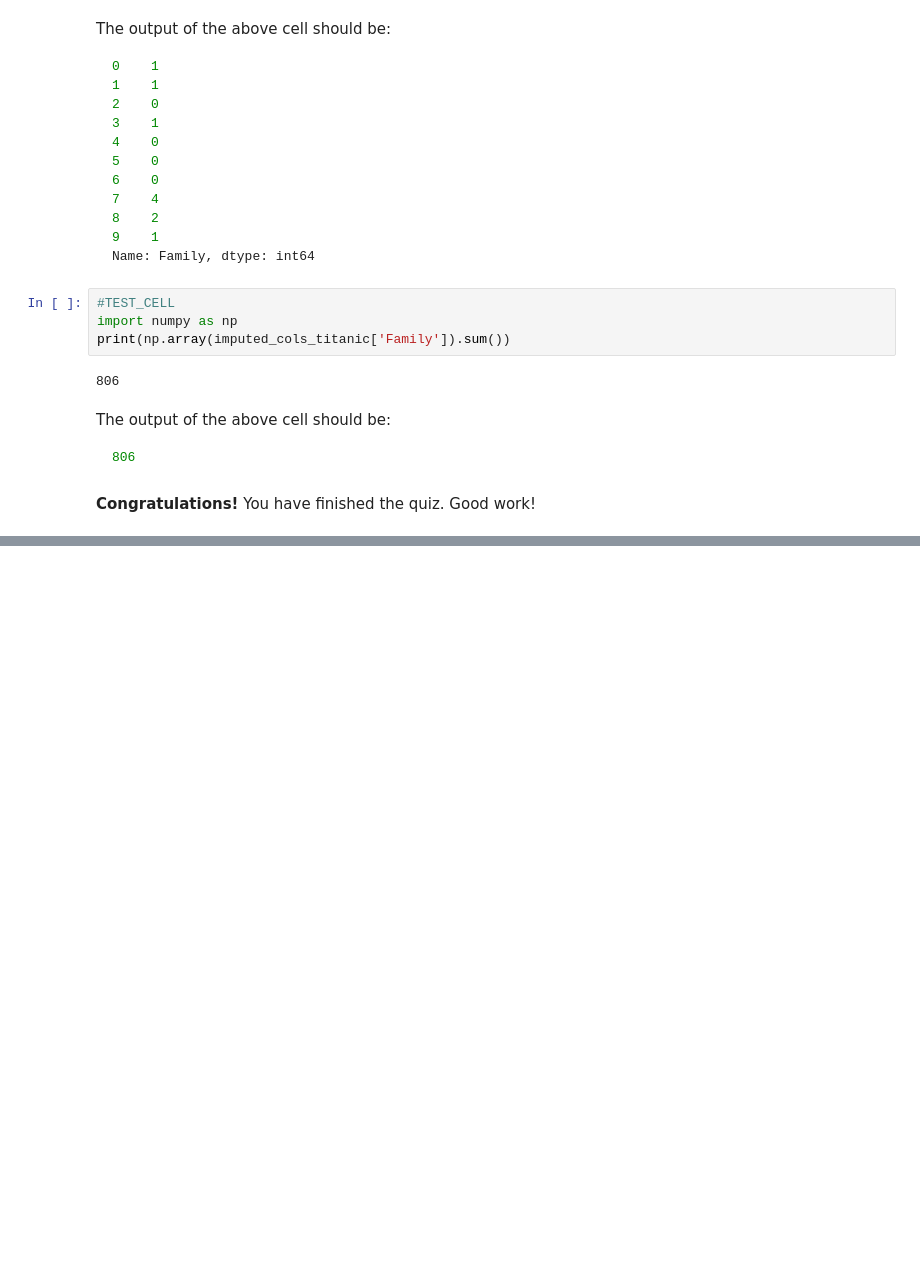
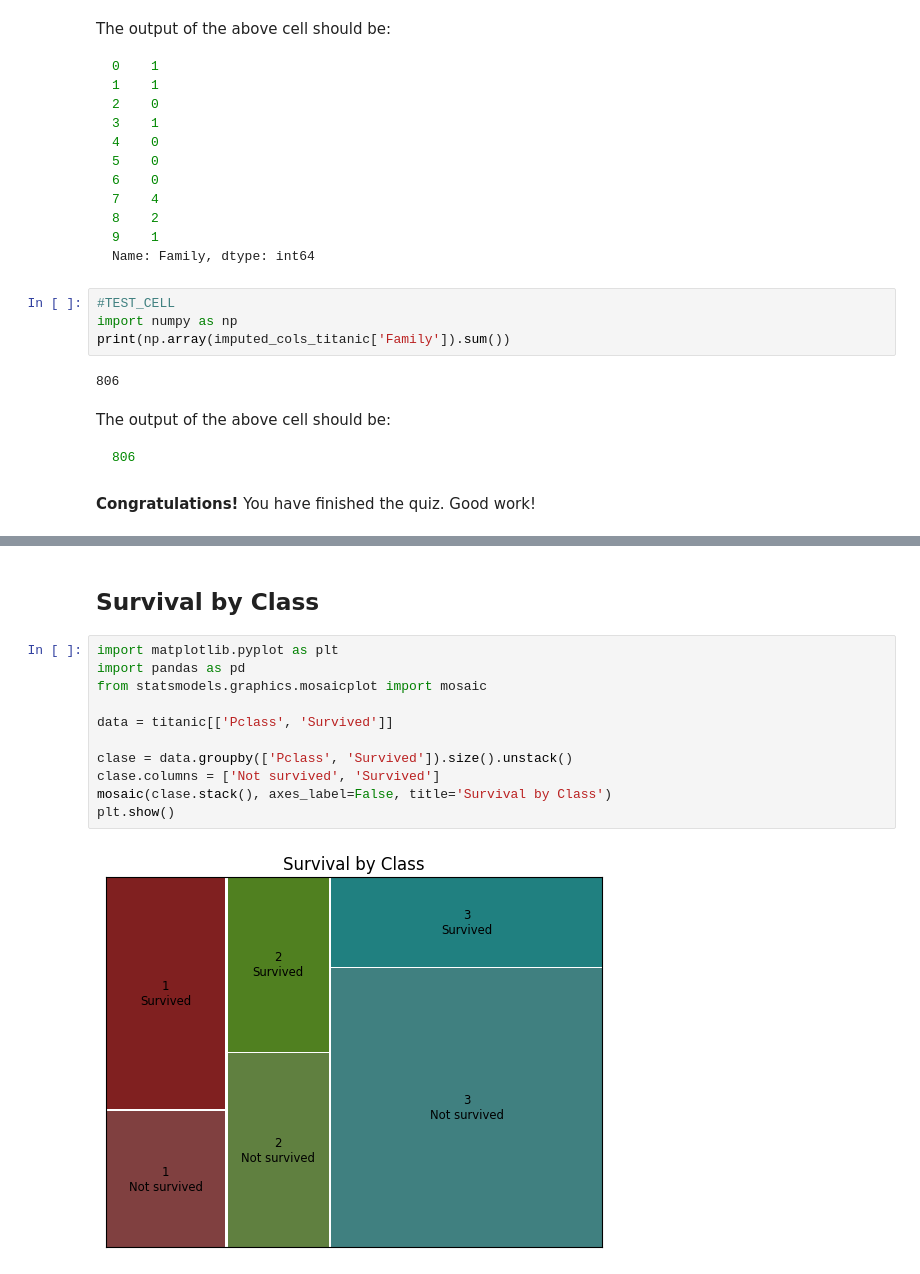
Before and after one commit to jubarretog/AlgorithmsUN2023I, a Jupyter notebook: Quiz3/jubarretog_Quiz3.ipynb, the cells around one changed output, grey strips where cells are left out. Saved outputs shown, nothing was run; the diff lists cells and outputs as text; blank space fills up the shorter version.

```diff
--- a/Quiz3/jubarretog_Quiz3.ipynb
+++ b/Quiz3/jubarretog_Quiz3.ipynb
@@ -677,0 +723,15 @@ The output of the above cell should be:
+# %% [markdown]
+## Survival by Class
+# %%
+import matplotlib.pyplot as plt
+import pandas as pd
+from statsmodels.graphics.mosaicplot import mosaic
+
+data = titanic[['Pclass', 'Survived']]
+
+clase = data.groupby(['Pclass', 'Survived']).size().unstack()
+clase.columns = ['Not survived', 'Survived']
+mosaic(clase.stack(), axes_label=False, title='Survival by Class')
+plt.show()
+# %% [output]
+[figure, added]
```
Also changed, not shown: parts of 9 cells of this notebook, 2 other files.
